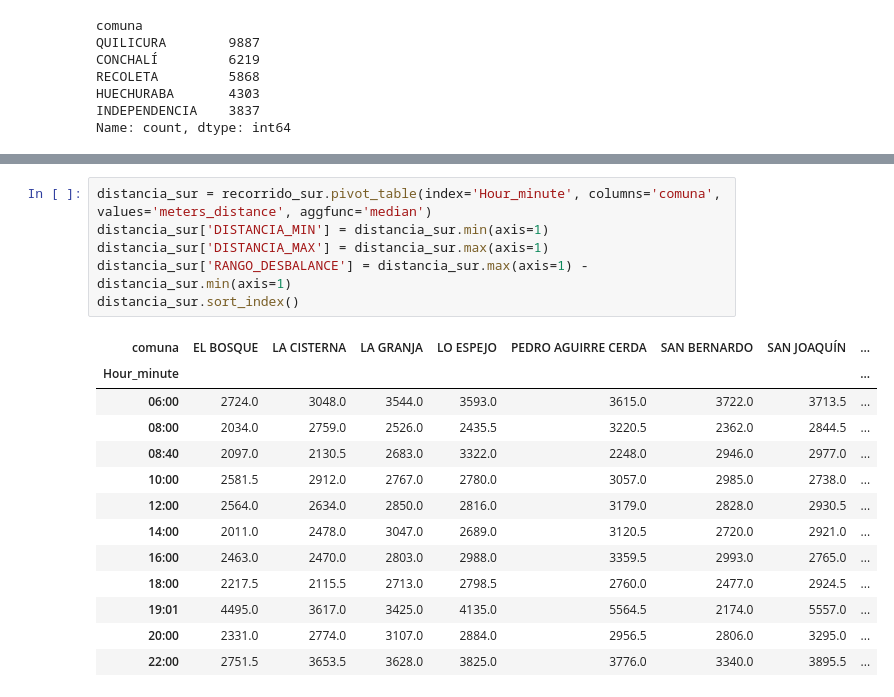
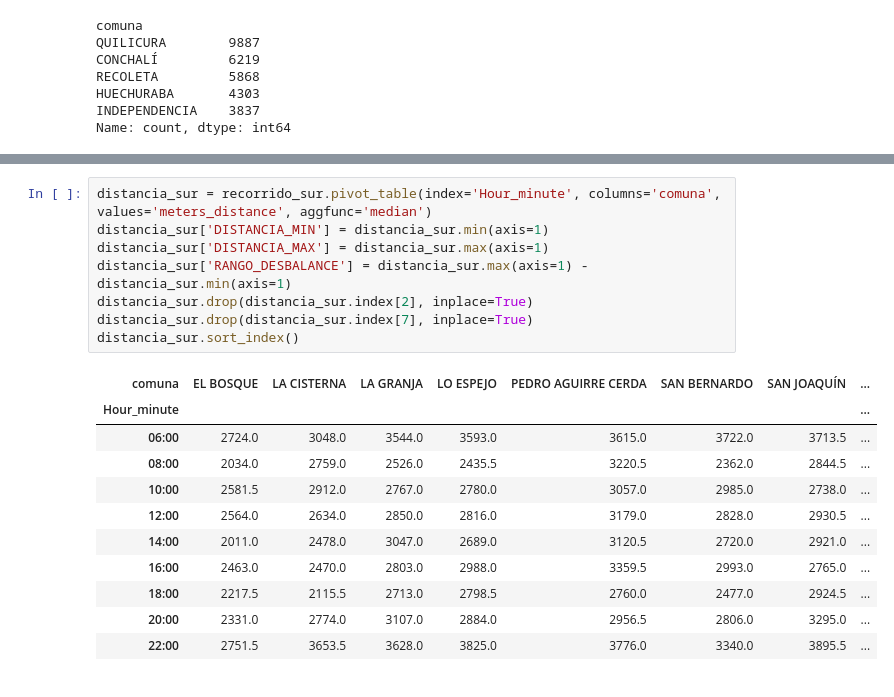
Before and after one commit to vpardoss/squadecaedro, a Jupyter notebook: analisis_data.ipynb, the cells around one changed output, grey strips where cells are left out. Drawn from its saved outputs; the diff is of its cells as text.

```diff
--- a/analisis_data.ipynb
+++ b/analisis_data.ipynb
@@ -215,21 +217,21 @@ distancia_norte.sort_index()
 # %%
 distancia_sur = recorrido_sur.pivot_table(index='Hour_minute', columns='comuna', values='meters_distance', aggfunc='median')
 distancia_sur['DISTANCIA_MIN'] = distancia_sur.min(axis=1)
 distancia_sur['DISTANCIA_MAX'] = distancia_sur.max(axis=1)
 distancia_sur['RANGO_DESBALANCE'] = distancia_sur.max(axis=1) - distancia_sur.min(axis=1)
+distancia_sur.drop(distancia_sur.index[2], inplace=True)
+distancia_sur.drop(distancia_sur.index[7], inplace=True)
 distancia_sur.sort_index()
 # %% [output]
 | comuna | EL BOSQUE | LA CISTERNA | LA GRANJA | LO ESPEJO | PEDRO AGUIRRE CERDA | SAN BERNARDO | SAN JOAQUÍN | ... |
 | Hour_minute |  |  |  |  |  |  |  | ... |
 | 06:00 | 2724.0 | 3048.0 | 3544.0 | 3593.0 | 3615.0 | 3722.0 | 3713.5 | ... |
 | 08:00 | 2034.0 | 2759.0 | 2526.0 | 2435.5 | 3220.5 | 2362.0 | 2844.5 | ... |
-| 08:40 | 2097.0 | 2130.5 | 2683.0 | 3322.0 | 2248.0 | 2946.0 | 2977.0 | ... |
 | 10:00 | 2581.5 | 2912.0 | 2767.0 | 2780.0 | 3057.0 | 2985.0 | 2738.0 | ... |
 | 12:00 | 2564.0 | 2634.0 | 2850.0 | 2816.0 | 3179.0 | 2828.0 | 2930.5 | ... |
 | 14:00 | 2011.0 | 2478.0 | 3047.0 | 2689.0 | 3120.5 | 2720.0 | 2921.0 | ... |
 | 16:00 | 2463.0 | 2470.0 | 2803.0 | 2988.0 | 3359.5 | 2993.0 | 2765.0 | ... |
 | 18:00 | 2217.5 | 2115.5 | 2713.0 | 2798.5 | 2760.0 | 2477.0 | 2924.5 | ... |
-| 19:01 | 4495.0 | 3617.0 | 3425.0 | 4135.0 | 5564.5 | 2174.0 | 5557.0 | ... |
 | 20:00 | 2331.0 | 2774.0 | 3107.0 | 2884.0 | 2956.5 | 2806.0 | 3295.0 | ... |
 | 22:00 | 2751.5 | 3653.5 | 3628.0 | 3825.0 | 3776.0 | 3340.0 | 3895.5 | ... |
 # %%
```
Also changed, not shown: parts of 8 cells of this notebook.
